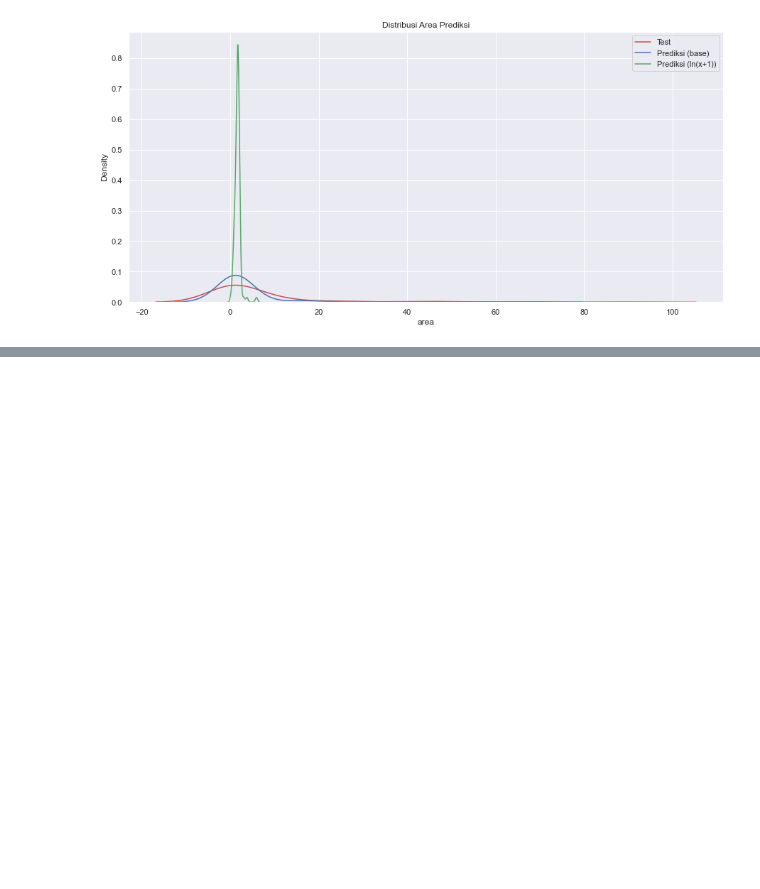
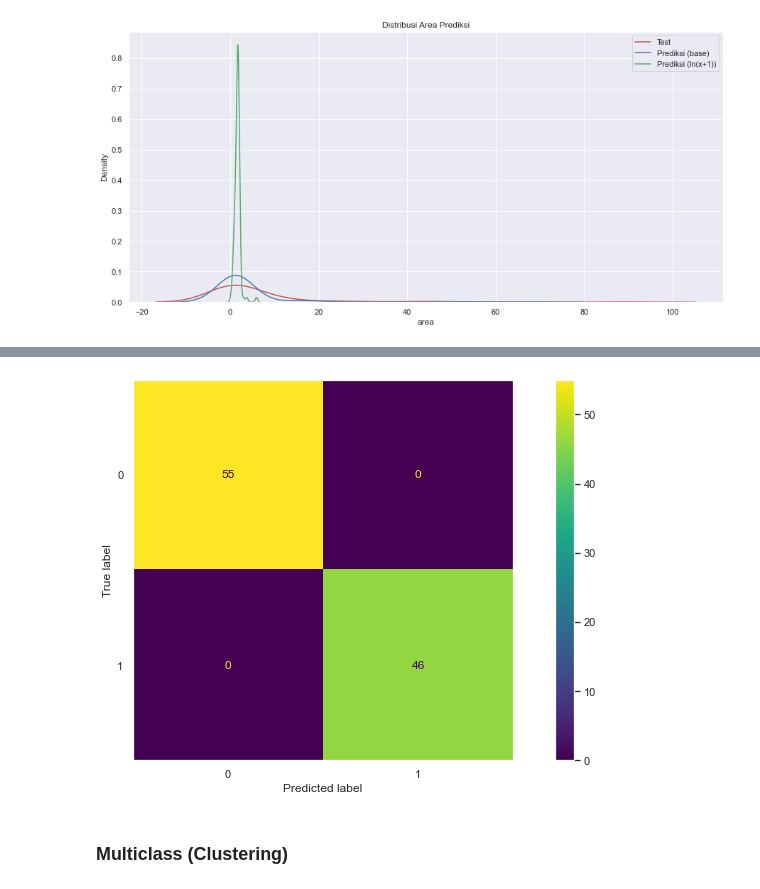
Before and after one commit to muhammadmhmd/Fire-Forest-Estimation-Using-MLP, a Jupyter notebook: Fire Forest Estimation Using MLP.ipynb, the cells around one changed output, grey strips where cells are left out. Drawn from its saved outputs; the diff is of its cells as text; code cells hidden in the pictures; blank space fills up the shorter version.

Commit message:
menambahkan multi class klasifikasi

```diff
--- a/Fire Forest Estimation Using MLP.ipynb
+++ b/Fire Forest Estimation Using MLP.ipynb
@@ -706,0 +736,11 @@ ValueError: num must be 1 <= num <= 10, not 11
+# %%
+y_pred_cb = (model['RMSprop - Batch: 5'].predict(x_test_cb) > 0.5)
+cm = confusion_matrix(y_test_cb,y_pred_cb)
+disp = ConfusionMatrixDisplay(confusion_matrix=cm)
+disp.plot()
+plt.grid(False)
+plt.show()
+# %% [output]
+[figure, added]
+# %% [markdown]
+### Multiclass (Clustering)
```
Also changed, not shown: parts of 23 cells of this notebook.
